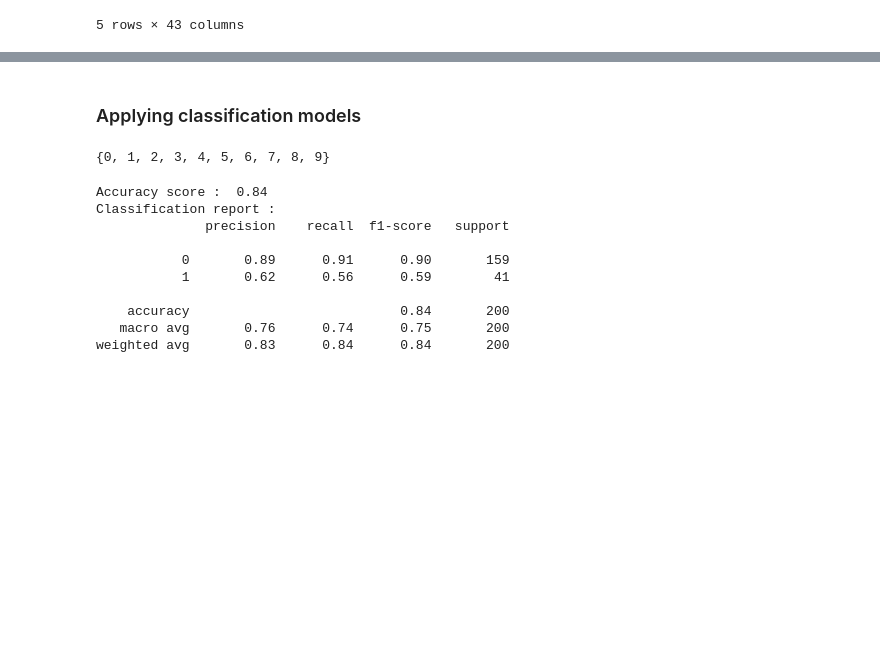
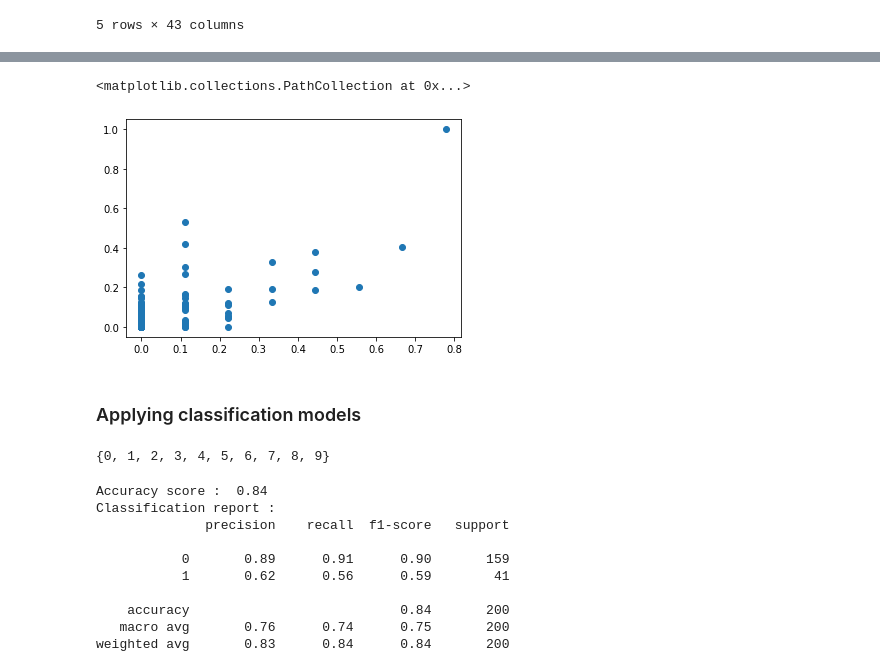
Before and after one commit to rohanpathak2000/Novel-Approach-For-Software-Bug-Prediction, a Jupyter notebook: ML_project.ipynb, the cells around one changed output, grey strips where cells are left out. Cells and saved outputs as stored; diff of their text form; code cells hidden in the pictures; blank space fills up the shorter version.

```diff
--- a/ML_project.ipynb
+++ b/ML_project.ipynb
@@ -168,3 +199,10 @@ df.head()
+# %%
+# Plotting of prosposed model
+
+plt.scatter(Y_test_final,Y_pred_final)
+# %% [output]
+<matplotlib.collections.PathCollection at 0x...>
+[figure, added]
 # %% [markdown]
 ### Applying classification models
 # %%
```
Also changed, not shown: parts of 3 cells of this notebook.
